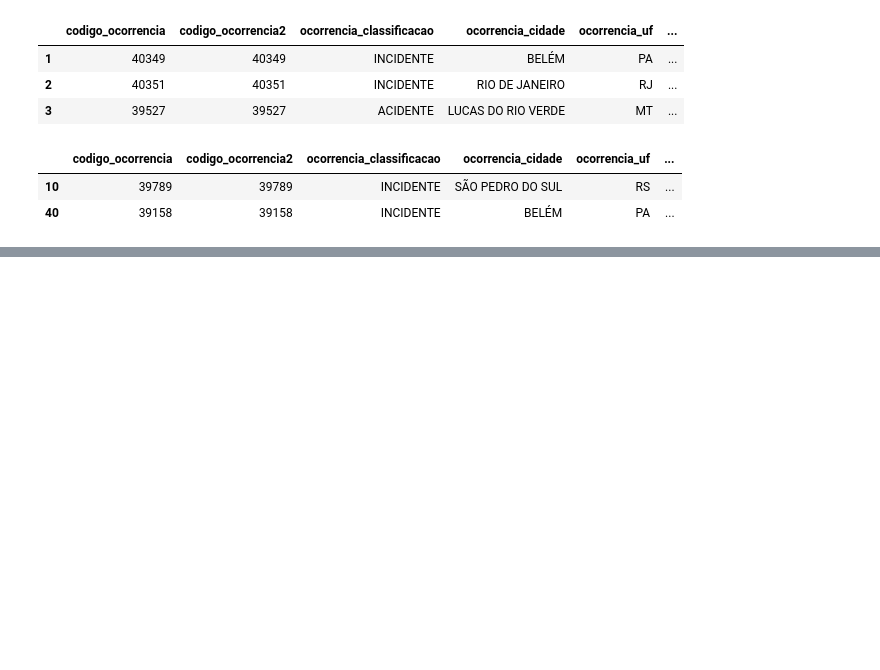
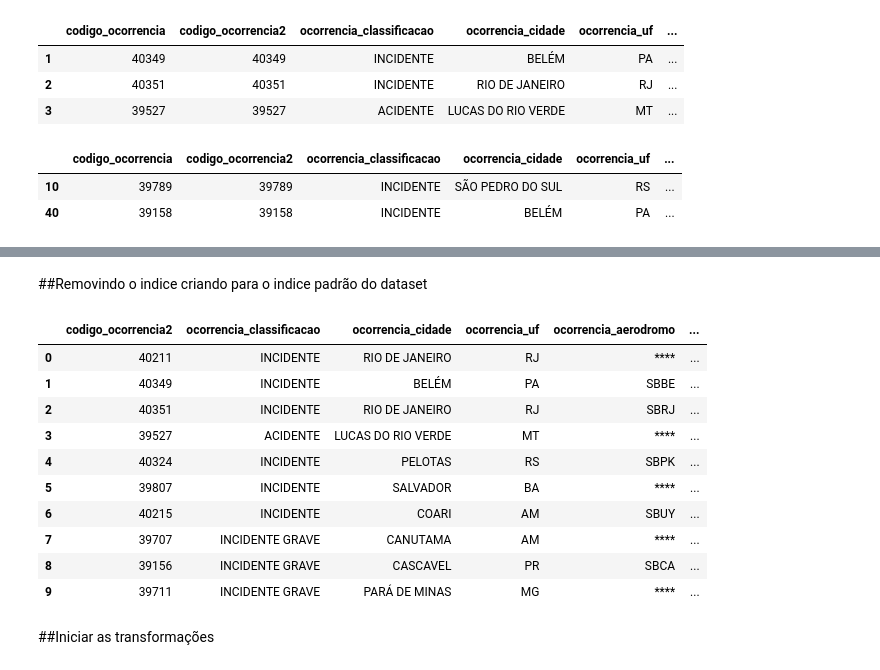
Before and after one commit to flaviohnm/projeto_etl, a Jupyter notebook: projeto_etl.ipynb, the cells around one changed output, grey strips where cells are left out. Drawn from its saved outputs; the diff is of its cells as text; code cells hidden in the pictures; blank space fills up the shorter version.

```diff
--- a/projeto_etl.ipynb
+++ b/projeto_etl.ipynb
@@ -134,0 +147,2 @@ df.loc[[10,40]]
+# %%
+df.set_index('codigo_ocorrencia', inplace=True)
@@ -134,0 +164,20 @@ df.loc[[10,40]]
+# %% [markdown]
+##Removindo o indice criando para o indice padrão do dataset
+# %%
+df.reset_index(drop=True, inplace=True)
+# %%
+df.head(10)
+# %% [output]
+|  | codigo_ocorrencia2 | ocorrencia_classificacao | ocorrencia_cidade | ocorrencia_uf | ocorrencia_aerodromo | ... |
+| 0 | 40211 | INCIDENTE | RIO DE JANEIRO | RJ | **** | ... |
+| 1 | 40349 | INCIDENTE | BELÉM | PA | SBBE | ... |
+| 2 | 40351 | INCIDENTE | RIO DE JANEIRO | RJ | SBRJ | ... |
+| 3 | 39527 | ACIDENTE | LUCAS DO RIO VERDE | MT | **** | ... |
+| 4 | 40324 | INCIDENTE | PELOTAS | RS | SBPK | ... |
+| 5 | 39807 | INCIDENTE | SALVADOR | BA | **** | ... |
+| 6 | 40215 | INCIDENTE | COARI | AM | SBUY | ... |
+| 7 | 39707 | INCIDENTE GRAVE | CANUTAMA | AM | **** | ... |
+| 8 | 39156 | INCIDENTE GRAVE | CASCAVEL | PR | SBCA | ... |
+| 9 | 39711 | INCIDENTE GRAVE | PARÁ DE MINAS | MG | **** | ... |
+# %% [markdown]
+##Iniciar as transformações
```
Also changed, not shown: parts of 13 cells of this notebook.
